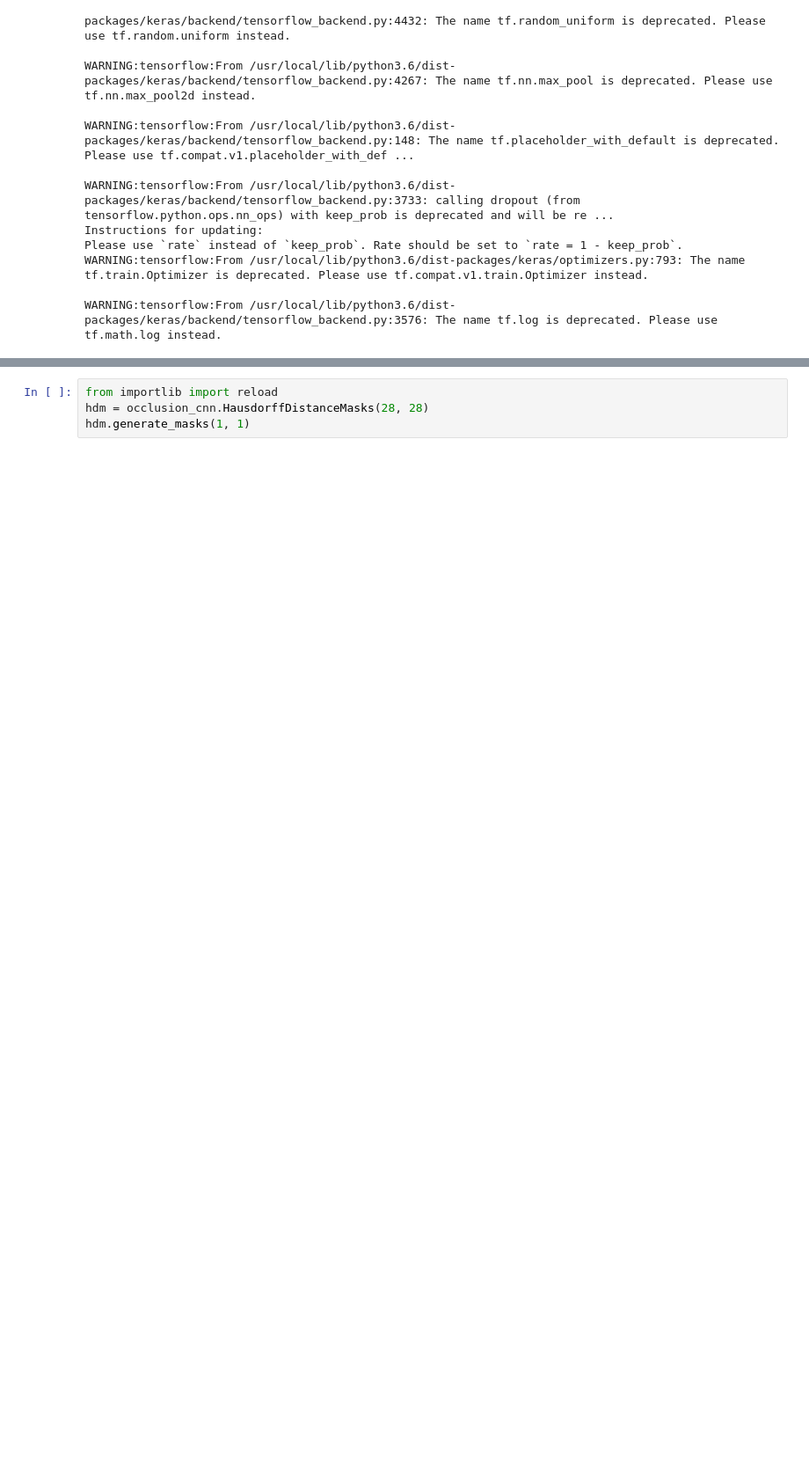
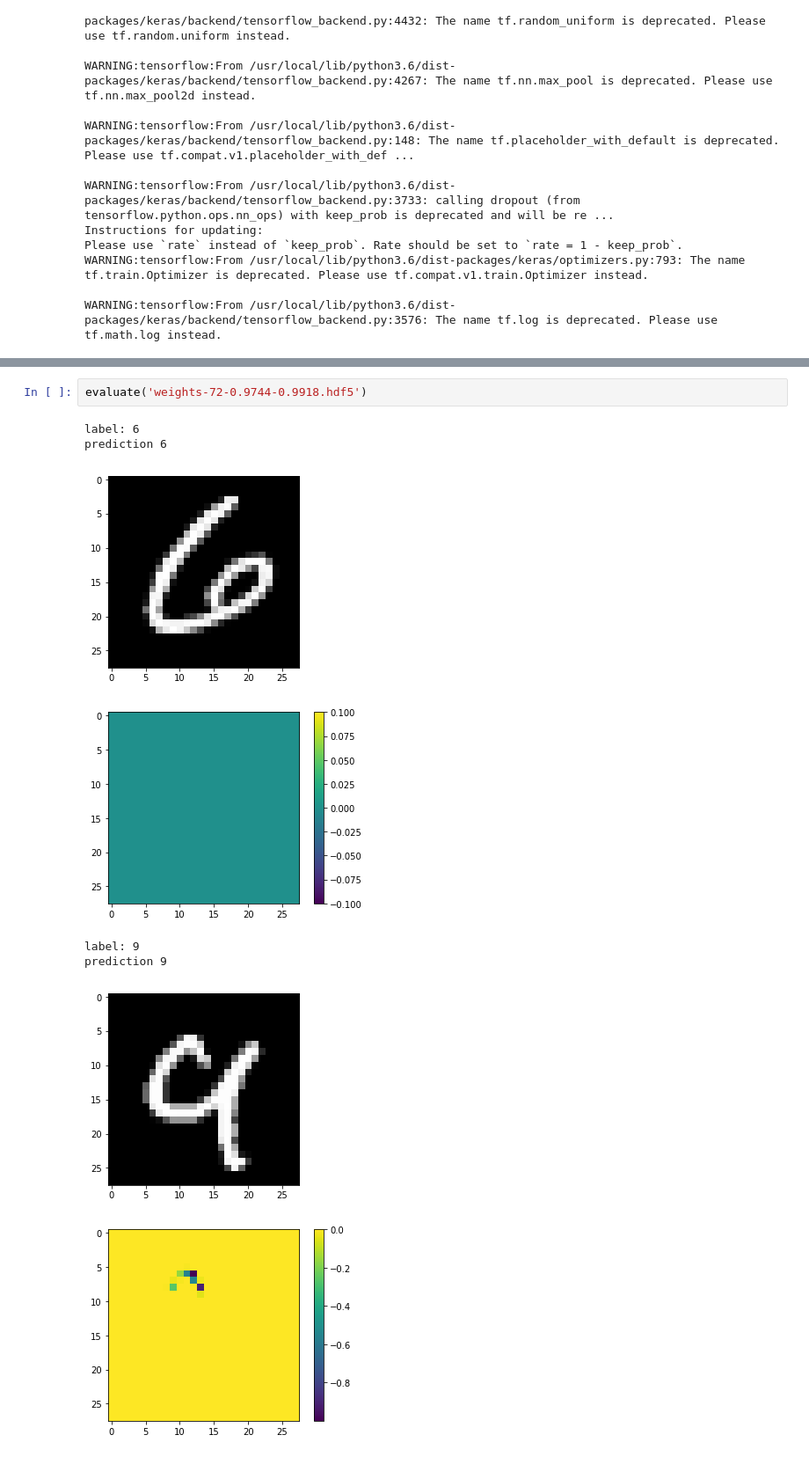
Before and after one commit to fabioanderegg/WANN, a Jupyter notebook: wann/mnist28x28_evaluate.ipynb, the cells around one changed output, grey strips where cells are left out. Shown at 88% size. Cells and saved outputs as stored; diff of their text form; blank space fills up the shorter version.

```diff
--- a/wann/mnist28x28_evaluate.ipynb
+++ b/wann/mnist28x28_evaluate.ipynb
@@ -97,4 +139,11 @@ model.load_weights('weights-07-0.9923.hdf5')
-# %%
-from importlib import reload
-hdm = occlusion_cnn.HausdorffDistanceMasks(28, 28)
-hdm.generate_masks(1, 1)
+# %%
+evaluate('weights-72-0.9744-0.9918.hdf5')
+# %% [output]
+label: 6
+prediction 6
+[figure, added]
+[figure, added]
+label: 9
+prediction 9
+[figure, added]
+[figure, added]
```
Also changed, not shown: parts of 8 cells of this notebook.
